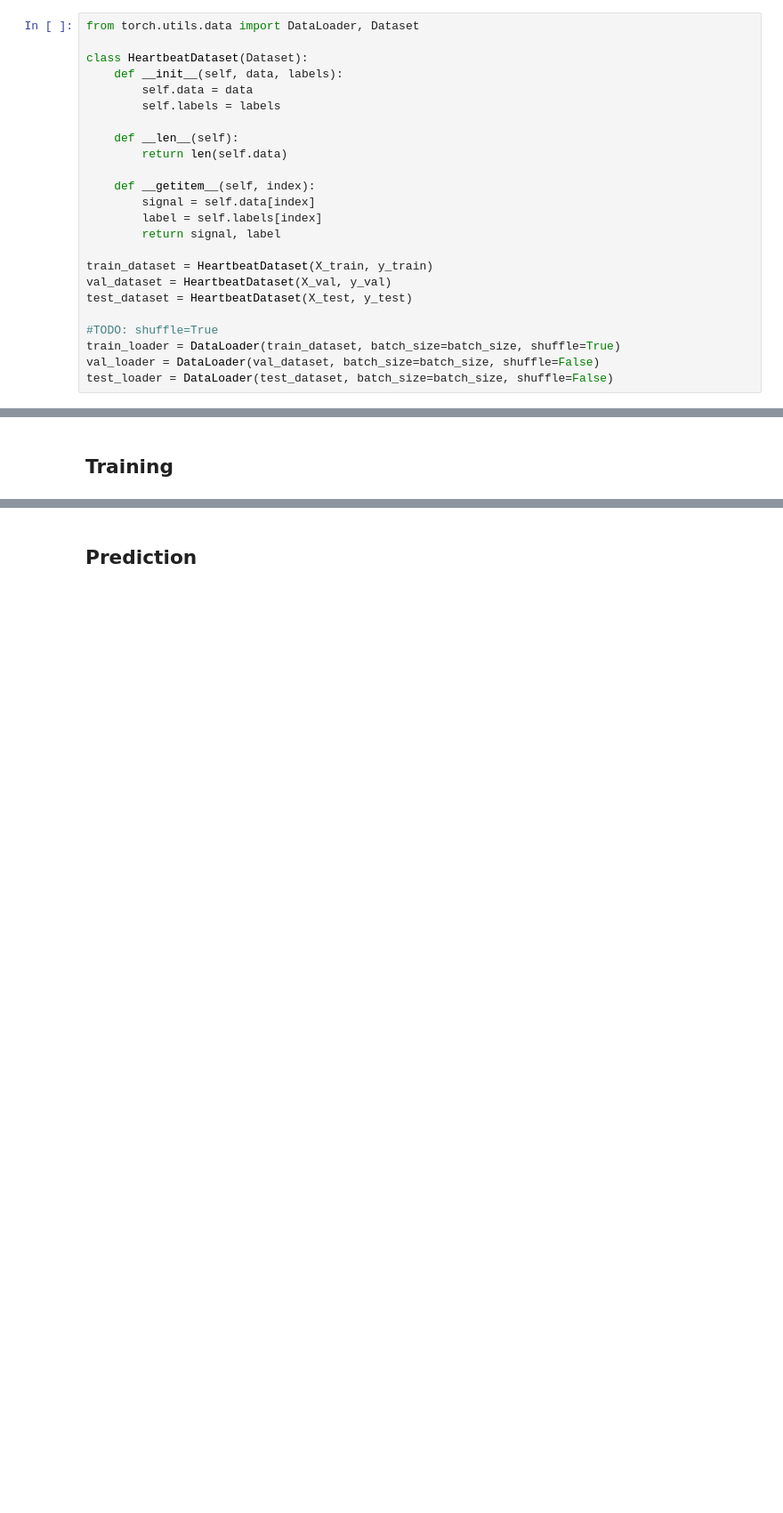
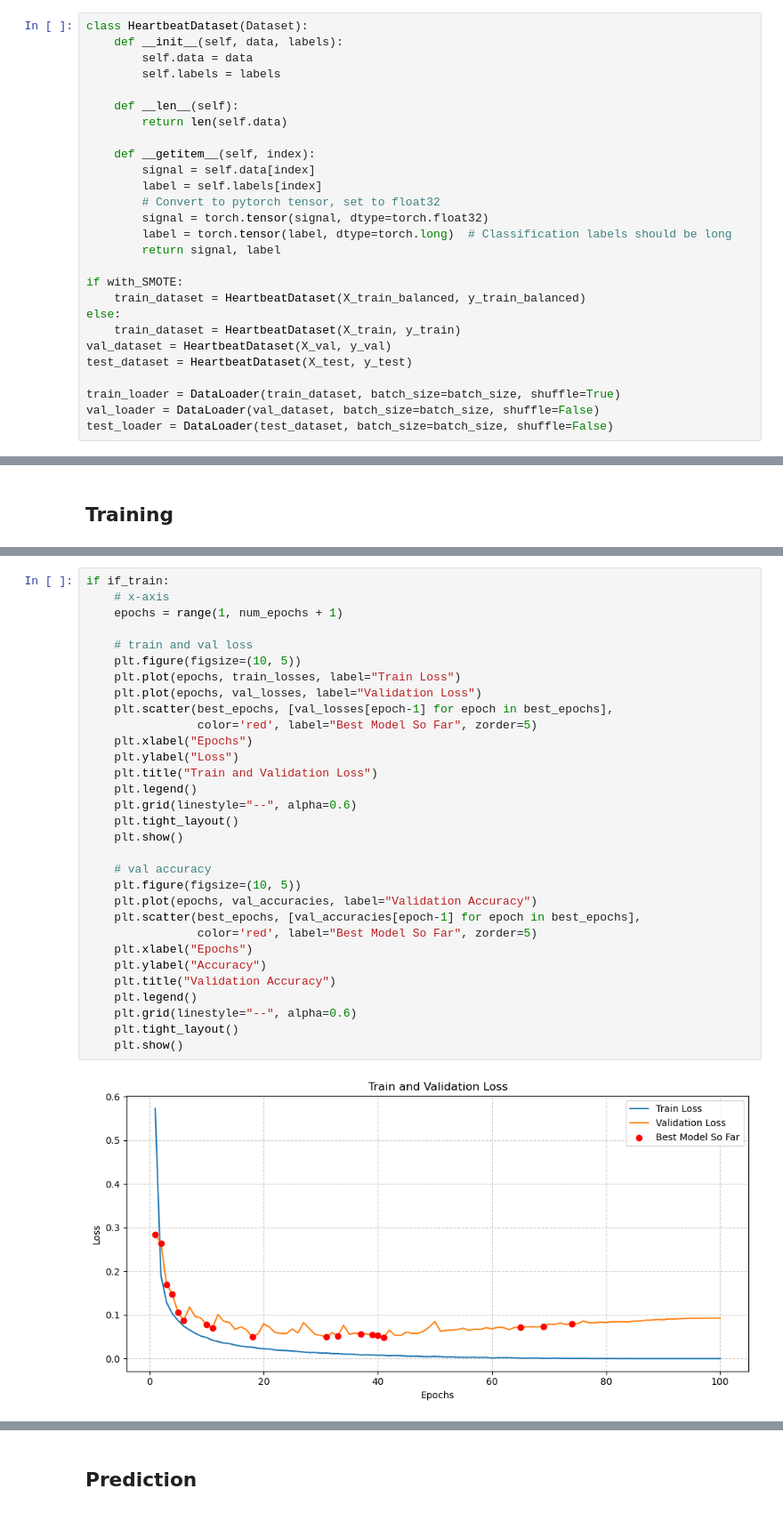
Before and after one commit to PSATRA/ECG-signal-analysis, a Jupyter notebook: nn.ipynb, the cells around one changed output, grey strips where cells are left out. Shown at 89% size. Drawn from its saved outputs; the diff is of its cells as text; blank space fills up the shorter version.

Commit message:
best so far

```diff
--- a/nn.ipynb
+++ b/nn.ipynb
@@ -163,8 +242,6 @@ Name: label, dtype: int64
 # %% [markdown]
 ## Dataset and dataloader
 # %%
-from torch.utils.data import DataLoader, Dataset
-
 class HeartbeatDataset(Dataset):
     def __init__(self, data, labels):
         self.data = data
@@ -176,13 +253,18 @@ class HeartbeatDataset(Dataset):
     def __getitem__(self, index):
         signal = self.data[index]
         label = self.labels[index]
+        # Convert to pytorch tensor, set to float32
+        signal = torch.tensor(signal, dtype=torch.float32)
+        label = torch.tensor(label, dtype=torch.long)  # Classification labels should be long
         return signal, label
 
-train_dataset = HeartbeatDataset(X_train, y_train)
+if with_SMOTE:
+    train_dataset = HeartbeatDataset(X_train_balanced, y_train_balanced)
+else:
+    train_dataset = HeartbeatDataset(X_train, y_train)
 val_dataset = HeartbeatDataset(X_val, y_val)
 test_dataset = HeartbeatDataset(X_test, y_test)
 
-#TODO: shuffle=True
 train_loader = DataLoader(train_dataset, batch_size=batch_size, shuffle=True)
 val_loader = DataLoader(val_dataset, batch_size=batch_size, shuffle=False)
 test_loader = DataLoader(test_dataset, batch_size=batch_size, shuffle=False)
@@ -305,0 +464,33 @@ KeyError: 19430
+# %%
+if if_train:
+    # x-axis
+    epochs = range(1, num_epochs + 1)
+
+    # train and val loss
+    plt.figure(figsize=(10, 5))
+    plt.plot(epochs, train_losses, label="Train Loss")
+    plt.plot(epochs, val_losses, label="Validation Loss")
+    plt.scatter(best_epochs, [val_losses[epoch-1] for epoch in best_epochs],
+                color='red', label="Best Model So Far", zorder=5)
+    plt.xlabel("Epochs")
+    plt.ylabel("Loss")
+    plt.title("Train and Validation Loss")
+    plt.legend()
+    plt.grid(linestyle="--", alpha=0.6)
+    plt.tight_layout()
+    plt.show()
+
+    # val accuracy
+    plt.figure(figsize=(10, 5))
+    plt.plot(epochs, val_accuracies, label="Validation Accuracy")
+    plt.scatter(best_epochs, [val_accuracies[epoch-1] for epoch in best_epochs],
+                color='red', label="Best Model So Far", zorder=5)
+    plt.xlabel("Epochs")
+    plt.ylabel("Accuracy")
+    plt.title("Validation Accuracy")
+    plt.legend()
+    plt.grid(linestyle="--", alpha=0.6)
+    plt.tight_layout()
+    plt.show()
+# %% [output]
+[figure, added]
```
Also changed, not shown: parts of 20 cells of this notebook, 3 other files.
